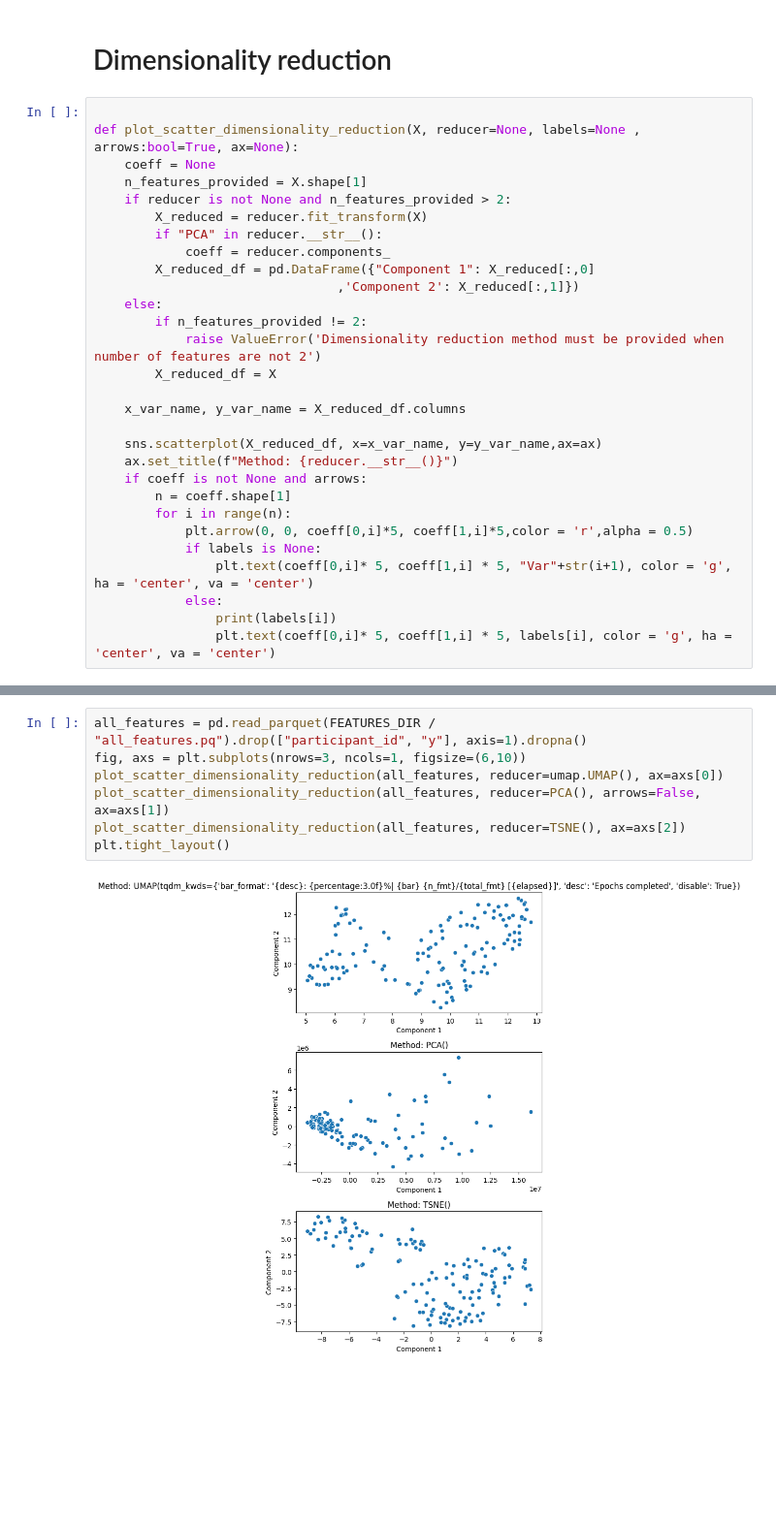
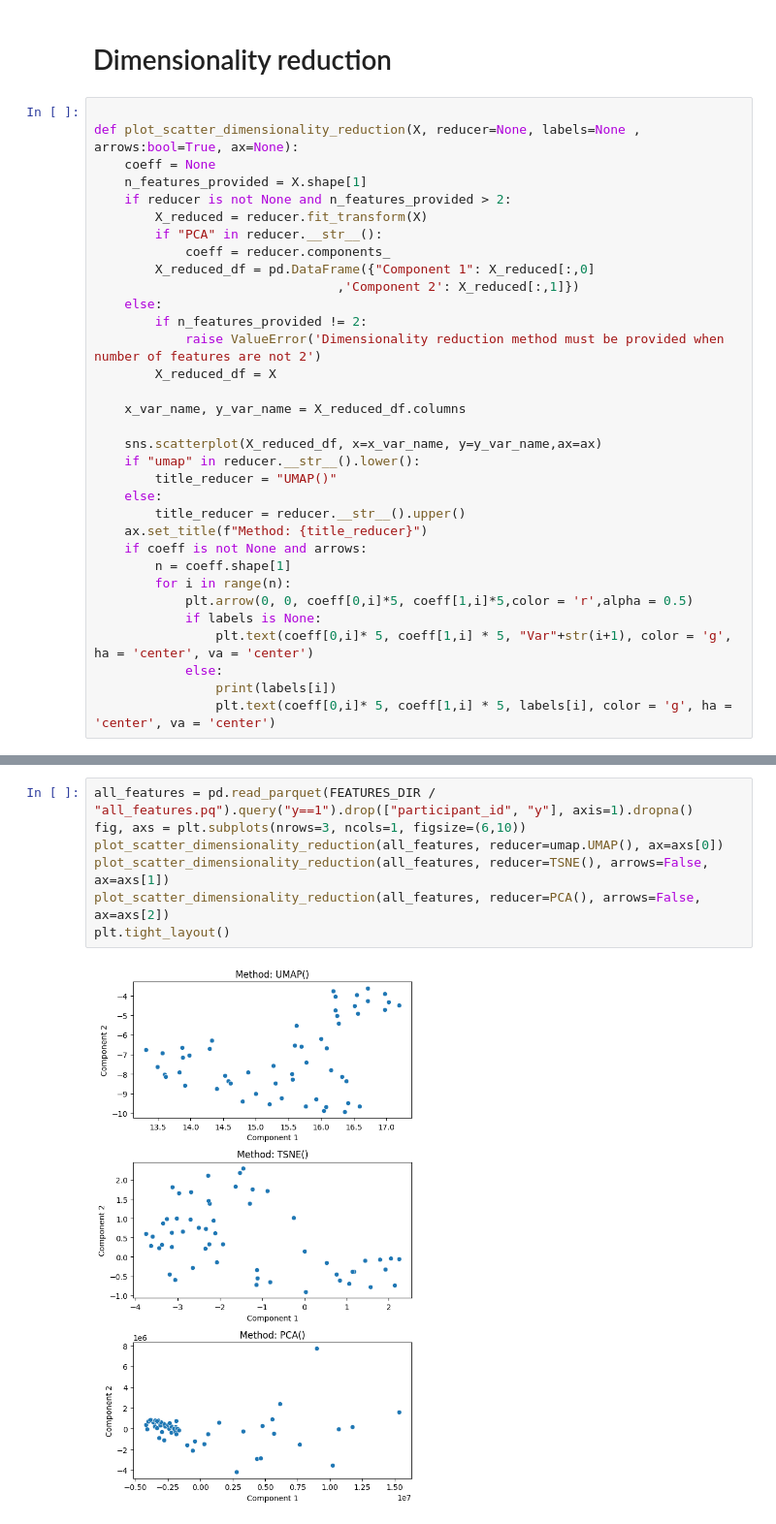
Before and after one commit to krusand/Analyzing-concussions-through-eyetracking-measurements, a Jupyter notebook: src/clustering.ipynb, the cells around one changed output, grey strips where cells are left out. Shown at 97% size. Drawn from its saved outputs; the diff is of its cells as text; blank space fills up the shorter version.

```diff
--- a/src/clustering.ipynb
+++ b/src/clustering.ipynb
@@ -374,7 +410,11 @@ def plot_scatter_dimensionality_reduction(X, reducer=None, labels=None , arrows:
     x_var_name, y_var_name = X_reduced_df.columns
 
     sns.scatterplot(X_reduced_df, x=x_var_name, y=y_var_name,ax=ax)
-    ax.set_title(f"Method: {reducer.__str__()}")
+    if "umap" in reducer.__str__().lower():
+        title_reducer = "UMAP()"
+    else:
+        title_reducer = reducer.__str__().upper()
+    ax.set_title(f"Method: {title_reducer}")
     if coeff is not None and arrows:
         n = coeff.shape[1]
         for i in range(n):
@@ -398,9 +438,9 @@ fig.tight_layout()
 # %%
-all_features = pd.read_parquet(FEATURES_DIR / "all_features.pq").drop(["participant_id", "y"], axis=1).dropna()
+all_features = pd.read_parquet(FEATURES_DIR / "all_features.pq").query("y==1").drop(["participant_id", "y"], axis=1).dropna()
 fig, axs = plt.subplots(nrows=3, ncols=1, figsize=(6,10))
 plot_scatter_dimensionality_reduction(all_features, reducer=umap.UMAP(), ax=axs[0])
-plot_scatter_dimensionality_reduction(all_features, reducer=PCA(), arrows=False, ax=axs[1])
-plot_scatter_dimensionality_reduction(all_features, reducer=TSNE(), ax=axs[2])
+plot_scatter_dimensionality_reduction(all_features, reducer=TSNE(), arrows=False, ax=axs[1])
+plot_scatter_dimensionality_reduction(all_features, reducer=PCA(), arrows=False, ax=axs[2])
 plt.tight_layout()
 # %% [output]
-[figure, old version]
+[figure, new version]
```
Also changed, not shown: parts of 8 cells of this notebook.
